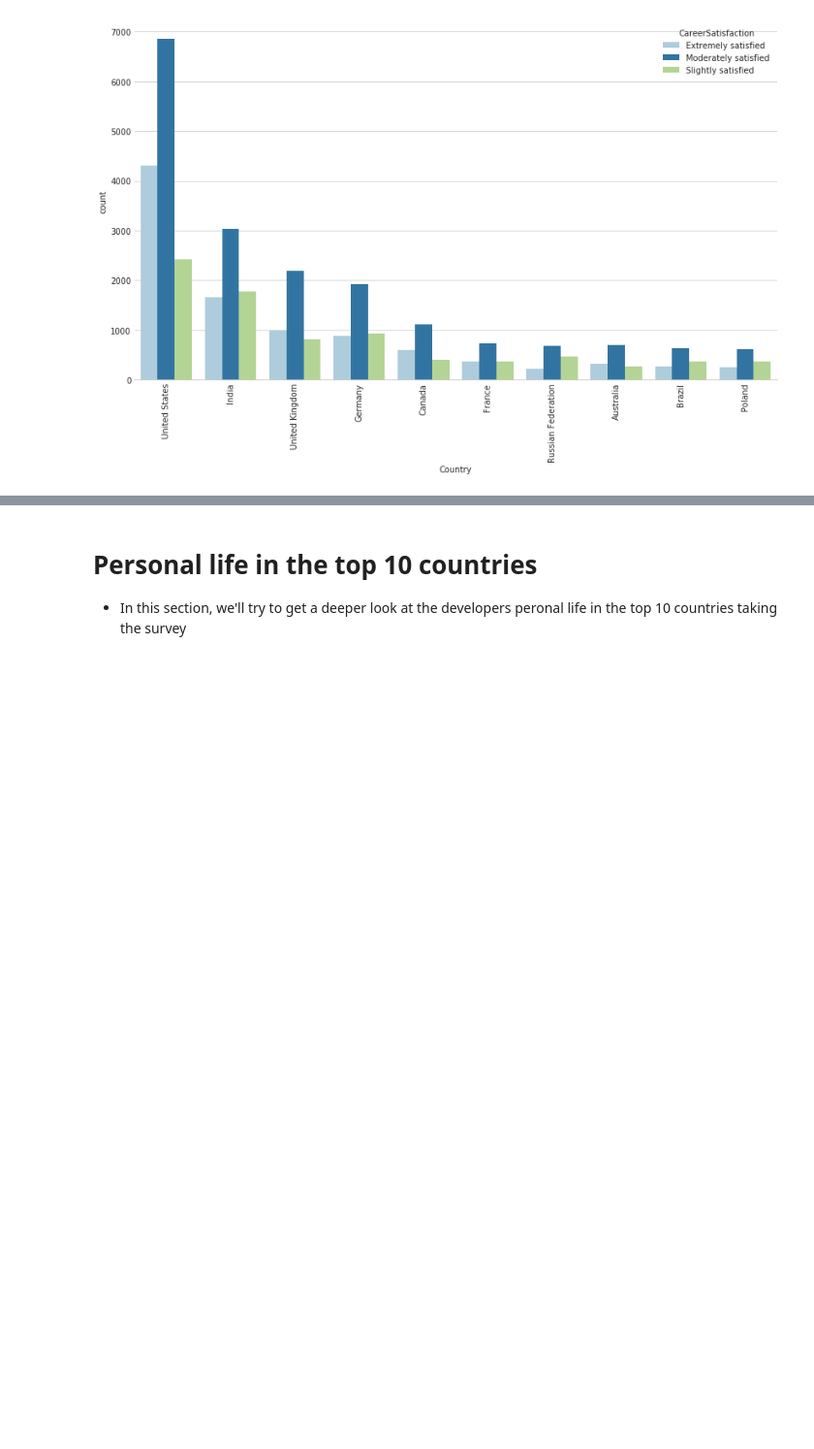
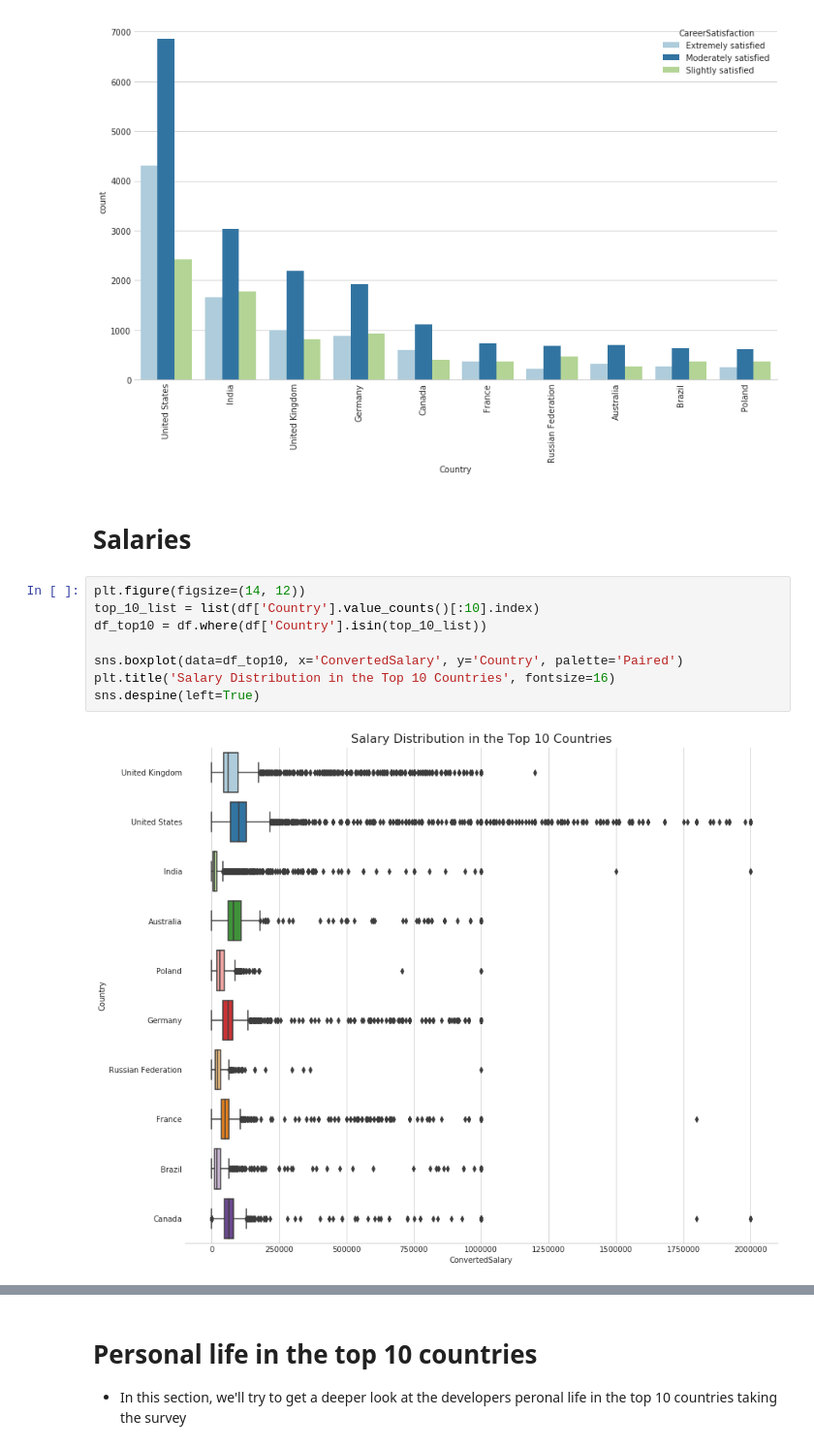
Before and after one commit to djaballah/Stack-Overflow-2018-Developer-Survey-Analysis, a Jupyter notebook: Simple Eda.ipynb, the cells around one changed output, grey strips where cells are left out. Shown at 97% size. Saved outputs shown, nothing was run; the diff lists cells and outputs as text; blank space fills up the shorter version.

Commit message:
Adding salary and productivity time exploration

```diff
--- a/Simple Eda.ipynb
+++ b/Simple Eda.ipynb
@@ -171,3 +171,15 @@ plt.xticks(rotation='vertical')
 # %% [output]
 (array([0, 1, 2, 3, 4, 5, 6, 7, 8, 9]), <a list of 10 Text xticklabel objects>)
 [figure]
+# %% [markdown]
+# Salaries
+# %%
+plt.figure(figsize=(14, 12))
+top_10_list = list(df['Country'].value_counts()[:10].index)
+df_top10 = df.where(df['Country'].isin(top_10_list))
+
+sns.boxplot(data=df_top10, x='ConvertedSalary', y='Country', palette='Paired')
+plt.title('Salary Distribution in the Top 10 Countries', fontsize=16)
+sns.despine(left=True)
+# %% [output]
+[figure, added]
```
Also changed, not shown: parts of 8 cells of this notebook.
